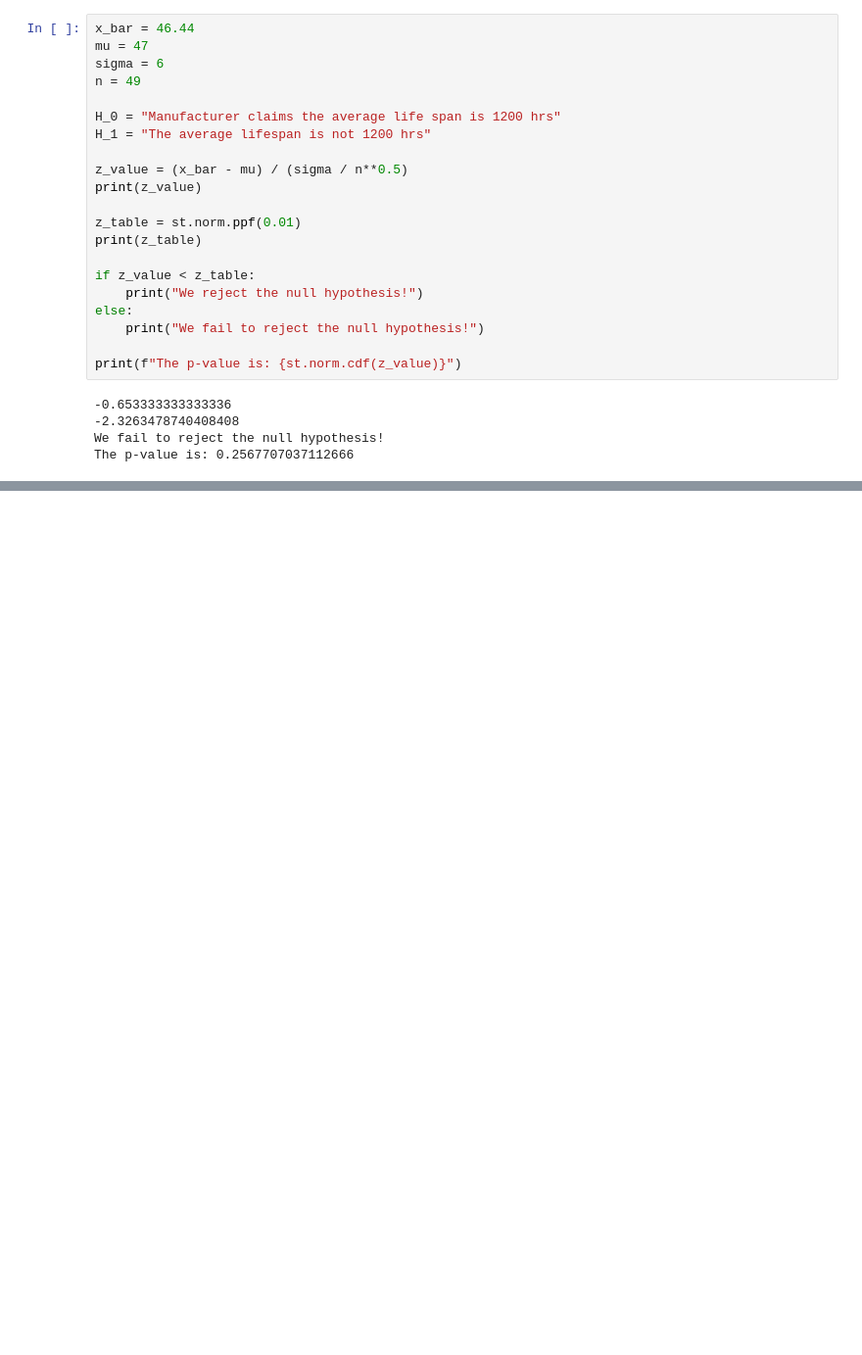
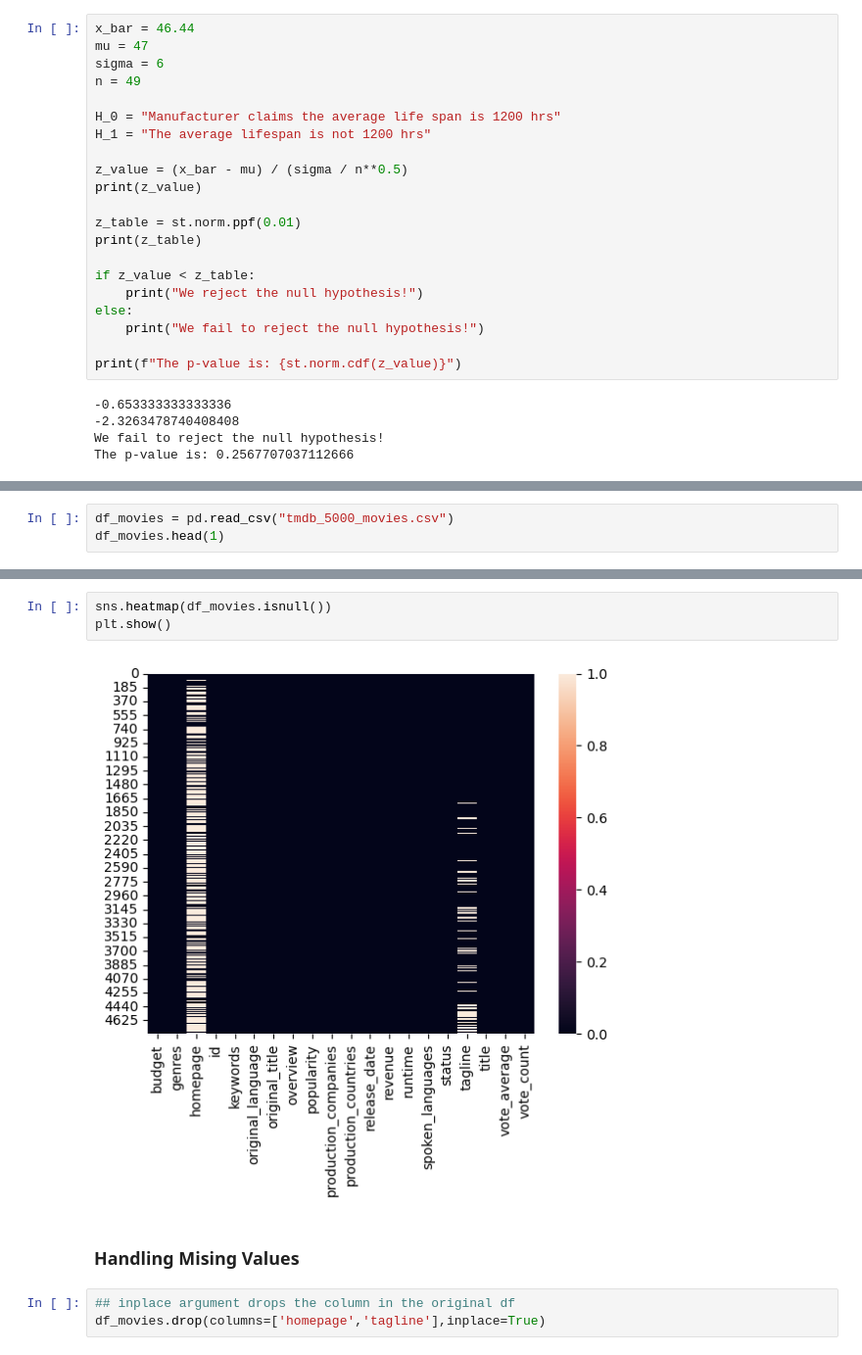
Before and after one commit to Shubhammer7/ML-PARK, a Jupyter notebook: Data Science and Machine Learning Bootcamp.ipynb, the cells around one changed output, grey strips where cells are left out. Shown: that part at 98% size. Drawn from its saved outputs; the diff is of its cells as text; blank space fills up the shorter version.

```diff
--- a/Data Science and Machine Learning Bootcamp.ipynb
+++ b/Data Science and Machine Learning Bootcamp.ipynb
@@ -308,0 +410,3 @@ The p-value is: 0.2567707037112666
+# %%
+df_movies = pd.read_csv("tmdb_5000_movies.csv")
+df_movies.head(1)
@@ -308,0 +494,10 @@ The p-value is: 0.2567707037112666
+# %%
+sns.heatmap(df_movies.isnull())
+plt.show()
+# %% [output]
+[figure, added]
+# %% [markdown]
+### Handling Mising Values
+# %%
+## inplace argument drops the column in the original df
+df_movies.drop(columns=['homepage','tagline'],inplace=True)
```
Also changed, not shown: parts of 72 cells of this notebook.
